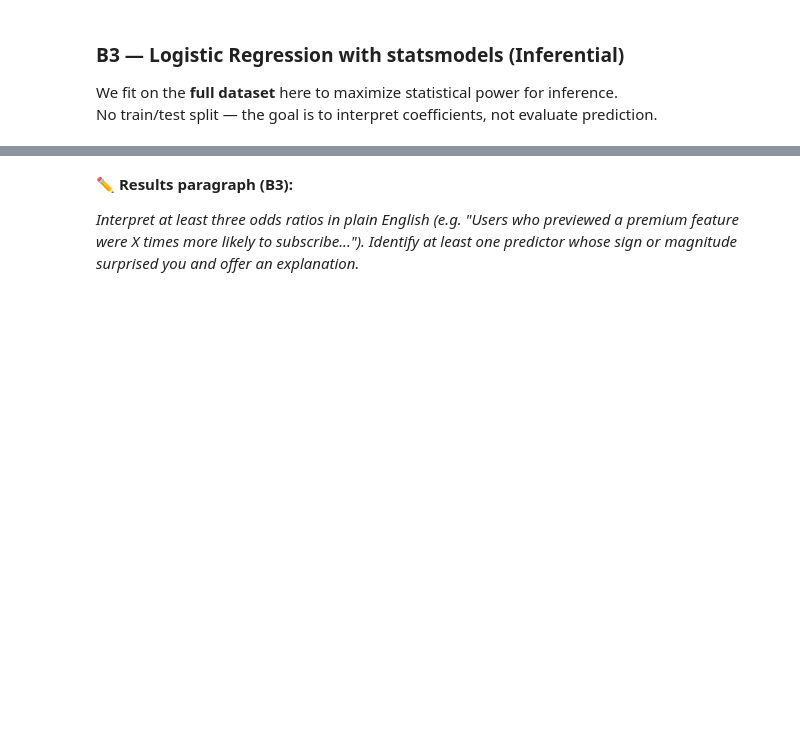
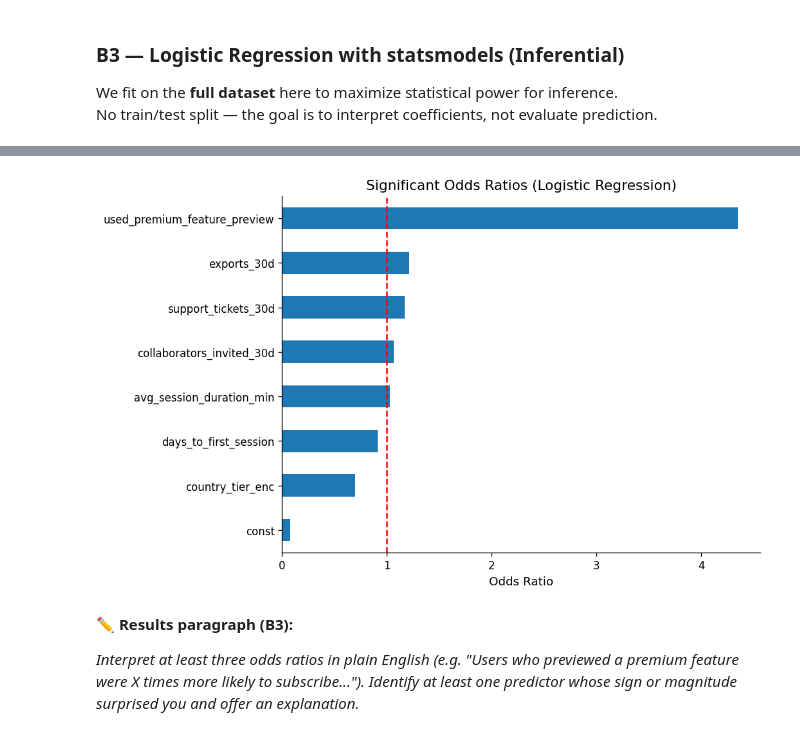
Before and after one commit to zlwym/IAT461_Assignment02, a Jupyter notebook: iat461_a2_scaffold_empty.ipynb, the cells around one changed output, grey strips where cells are left out. Drawn from its saved outputs; the diff is of its cells as text; code cells hidden in the pictures; blank space fills up the shorter version.

```diff
--- a/iat461_a2_scaffold_empty.ipynb
+++ b/iat461_a2_scaffold_empty.ipynb
@@ -874,6 +874,6 @@ We fit on the **full dataset** here to maximize statistical power for inference.
 No train/test split — the goal is to interpret coefficients, not evaluate prediction.
 # %%
 # YOUR CODE HERE
-# X_const_sub = sm.add_constant(X_sub)
-# model_logit = sm.Logit(y_sub, X_const_sub).fit()
-# print(model_logit.summary())
+X_const_sub = sm.add_constant(X_sub)
+model_logit = sm.Logit(y_sub, X_const_sub).fit()
+print(model_logit.summary())
@@ -892,3 +962,14 @@ No train/test split — the goal is to interpret coefficients, not evaluate pred
+# %%
+#For me to understand better because I don't like the forest plot
+plt.figure(figsize=(8,6))
+
+significant_results['Odds Ratio'].sort_values().plot(kind='barh')
+plt.axvline(1, color='red', linestyle='--')
+plt.title('Significant Odds Ratios (Logistic Regression)')
+plt.xlabel('Odds Ratio')
+plt.show()
+# %% [output]
+[figure, added]
 # %% [markdown]
 **✏️ Results paragraph (B3):**
 
```
Also changed, not shown: parts of 3 cells of this notebook.
